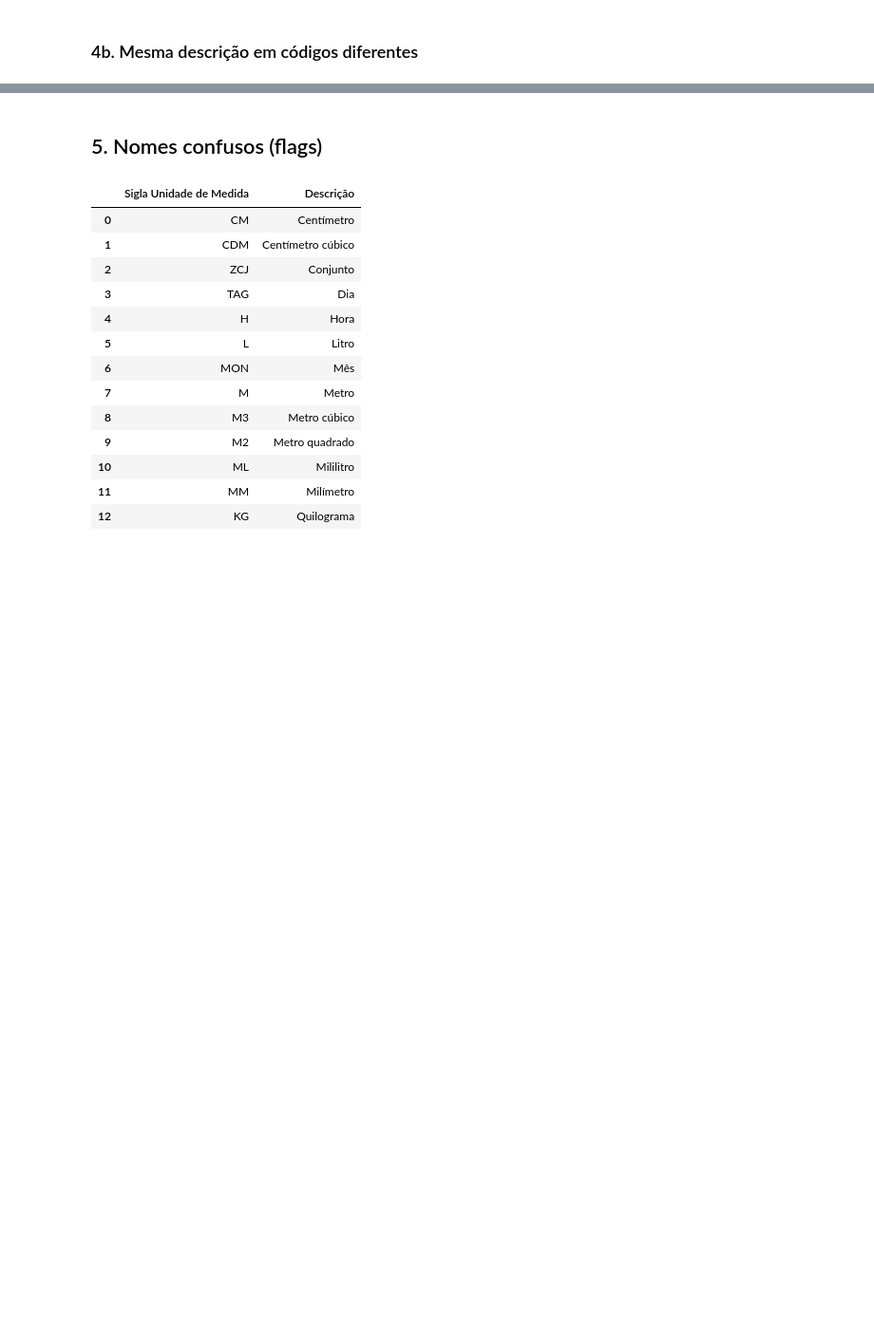
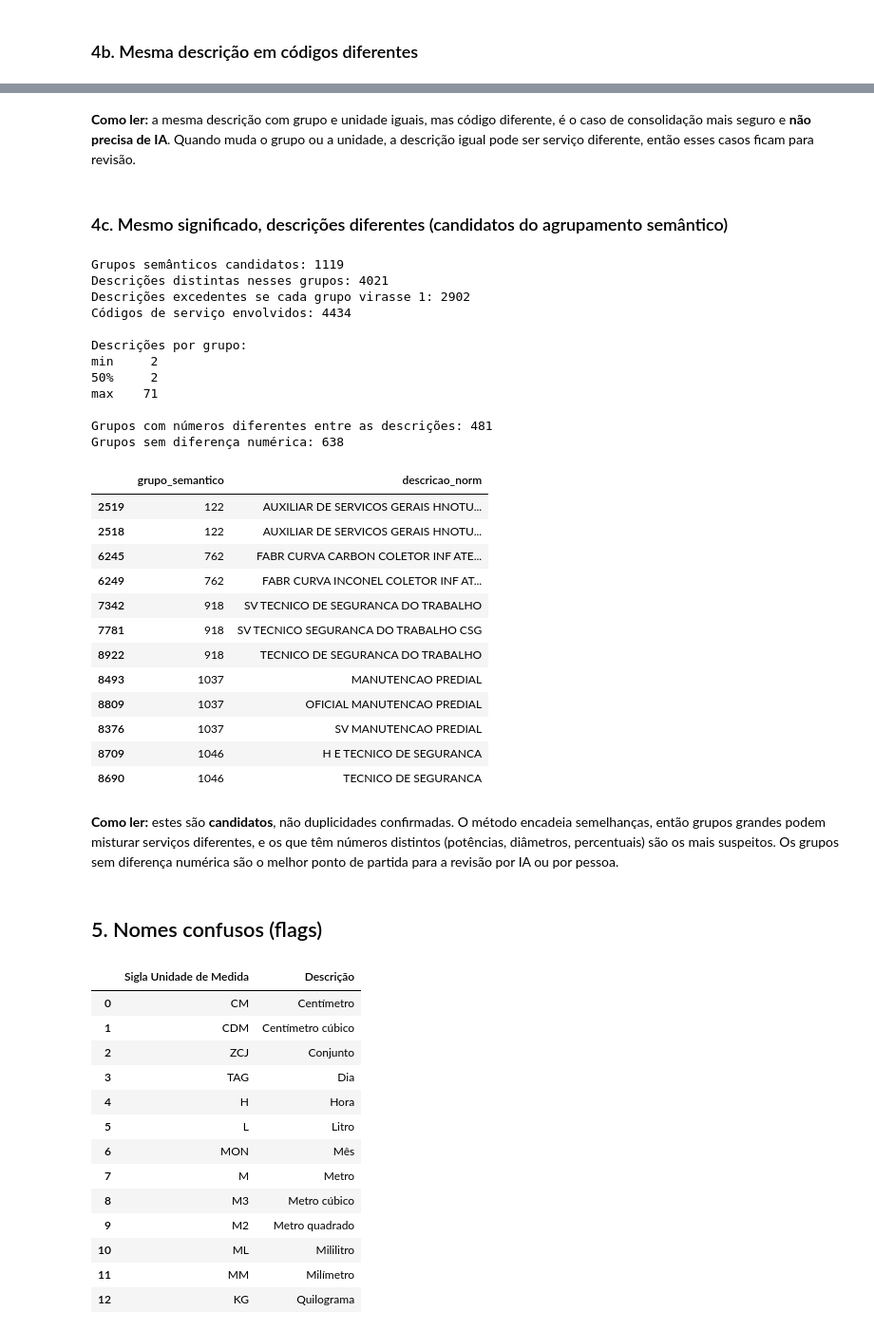
Before and after one commit to rouxstuff/desafio_gc, a Jupyter notebook: diagnostico_gerdau .ipynb, the cells around one changed output, grey strips where cells are left out. Shown at 95% size. Saved outputs shown, nothing was run; the diff lists cells and outputs as text; code cells hidden in the pictures; blank space fills up the shorter version.

```diff
--- a/diagnostico_gerdau .ipynb
+++ b/diagnostico_gerdau .ipynb
@@ -458,3 +733,66 @@ display(grupos.head(30))
+# %% [markdown]
+**Como ler:** a mesma descrição com grupo e unidade iguais, mas código diferente, é o caso de consolidação mais seguro e **não precisa de IA**. Quando muda o grupo ou a unidade, a descrição igual pode ser serviço diferente, então esses casos ficam para revisão.
+# %% [markdown]
+### 4c. Mesmo significado, descrições diferentes (candidatos do agrupamento semântico)
+# %%
+candidatas = df[df['grupo_semantico'] > 0]
+
+familias = candidatas.groupby('grupo_semantico').agg(
+    descricoes=('descricao_norm', 'nunique'),
+    codigos=('codigo', 'nunique'),
+    linhas=('codigo', 'size'))
+
+descricoes_cand = candidatas[['grupo_semantico', 'descricao_norm']].drop_duplicates()
+
+print('Grupos semânticos candidatos:', len(familias))
+print('Descrições distintas nesses grupos:', descricoes_cand['descricao_norm'].nunique())
+print('Descrições excedentes se cada grupo virasse 1:',
+      descricoes_cand['descricao_norm'].nunique() - len(familias))
+print('Códigos de serviço envolvidos:', candidatas['codigo'].nunique())
+
+print('\nDescrições por grupo:')
+print(familias['descricoes'].describe()[['min', '50%', 'max']].astype(int).to_string())
+
+# Sinal de alerta: números diferentes (ex.: 50 x 100, 1/2 x 3/4) costumam ser serviços diferentes
+def assinatura_numerica(descricoes):
+    return len({tuple(re.findall(r'\d+', d)) for d in descricoes})
+
+dif_num = descricoes_cand.groupby('grupo_semantico')['descricao_norm'].apply(assinatura_numerica)
+print('\nGrupos com números diferentes entre as descrições:', int((dif_num > 1).sum()))
+print('Grupos sem diferença numérica:', int((dif_num == 1).sum()))
+
+# Amostra de grupos sem diferença numérica (melhores candidatos)
+amostra = dif_num[dif_num == 1].sample(5, random_state=1).index
+(descricoes_cand[descricoes_cand['grupo_semantico'].isin(amostra)]
+ .sort_values(['grupo_semantico', 'descricao_norm']))
+# %% [output]
+Grupos semânticos candidatos: 1119
+Descrições distintas nesses grupos: 4021
+Descrições excedentes se cada grupo virasse 1: 2902
+Códigos de serviço envolvidos: 4434
+
+Descrições por grupo:
+min     2
+50%     2
+max    71
+
+Grupos com números diferentes entre as descrições: 481
+Grupos sem diferença numérica: 638
+|  | grupo_semantico | descricao_norm |
+| 2519 | 122 | AUXILIAR DE SERVICOS GERAIS HNOTU... |
+| 2518 | 122 | AUXILIAR DE SERVICOS GERAIS HNOTU... |
+| 6245 | 762 | FABR CURVA CARBON COLETOR INF ATE... |
+| 6249 | 762 | FABR CURVA INCONEL COLETOR INF AT... |
+| 7342 | 918 | SV TECNICO DE SEGURANCA DO TRABALHO |
+| 7781 | 918 | SV TECNICO SEGURANCA DO TRABALHO CSG |
+| 8922 | 918 | TECNICO DE SEGURANCA DO TRABALHO |
+| 8493 | 1037 | MANUTENCAO PREDIAL |
+| 8809 | 1037 | OFICIAL MANUTENCAO PREDIAL |
+| 8376 | 1037 | SV MANUTENCAO PREDIAL |
+| 8709 | 1046 | H E TECNICO DE SEGURANCA |
+| 8690 | 1046 | TECNICO DE SEGURANCA |
+# %% [markdown]
+**Como ler:** estes são **candidatos**, não duplicidades confirmadas. O método encadeia semelhanças, então grupos grandes podem misturar serviços diferentes, e os que têm números distintos (potências, diâmetros, percentuais) são os mais suspeitos. Os grupos sem diferença numérica são o melhor ponto de partida para a revisão por IA ou por pessoa.
 # %% [markdown]
 ## 5. Nomes confusos (flags)
 # %%
```
Also changed, not shown: parts of 9 cells of this notebook.
